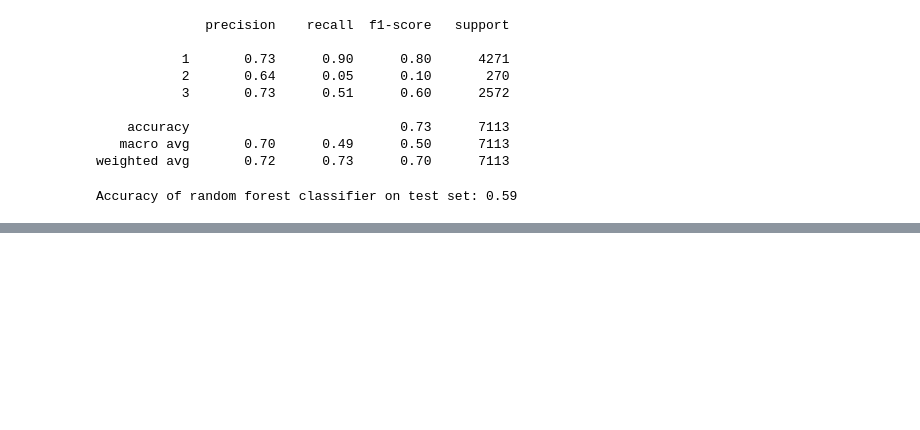
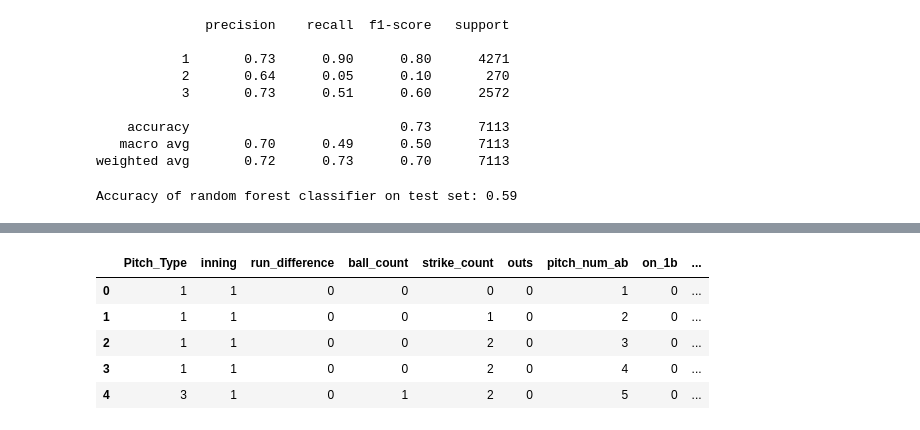
Before and after one commit to Mattsantos541/pitch_predict, a Jupyter notebook: top_50 model start.ipynb, the cells around one changed output, grey strips where cells are left out. Saved outputs shown, nothing was run; the diff lists cells and outputs as text; code cells hidden in the pictures; blank space fills up the shorter version.

```diff
--- a/top_50 model start.ipynb
+++ b/top_50 model start.ipynb
@@ -259,0 +278,9 @@ Accuracy of random forest classifier on test set: 0.59
+# %%
+df.head()
+# %% [output]
+|  | Pitch_Type | inning | run_difference | ball_count | strike_count | outs | pitch_num_ab | on_1b | ... |
+| 0 | 1 | 1 | 0 | 0 | 0 | 0 | 1 | 0 | ... |
+| 1 | 1 | 1 | 0 | 0 | 1 | 0 | 2 | 0 | ... |
+| 2 | 1 | 1 | 0 | 0 | 2 | 0 | 3 | 0 | ... |
+| 3 | 1 | 1 | 0 | 0 | 2 | 0 | 4 | 0 | ... |
+| 4 | 3 | 1 | 0 | 1 | 2 | 0 | 5 | 0 | ... |
```
Also changed, not shown: parts of 7 cells of this notebook.
